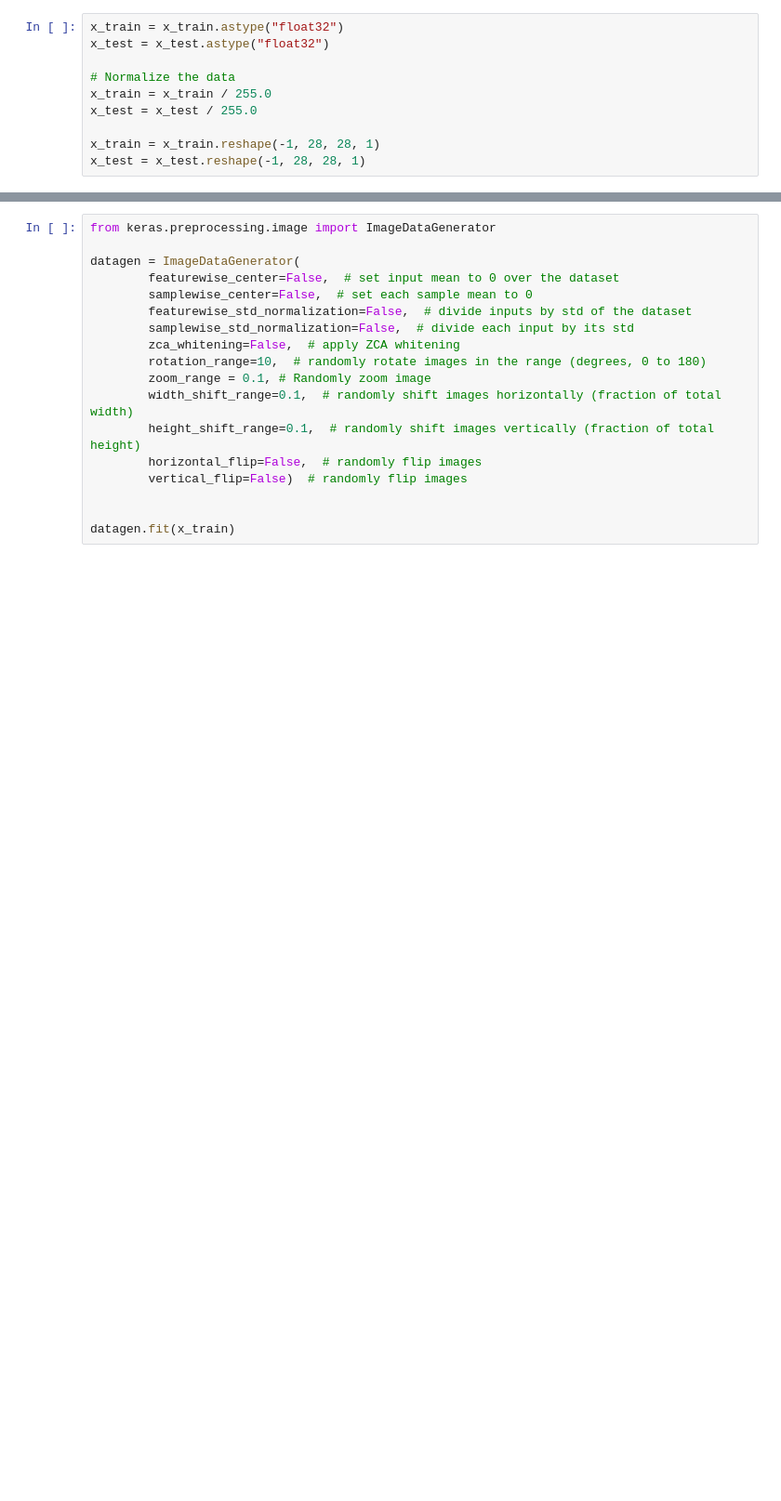
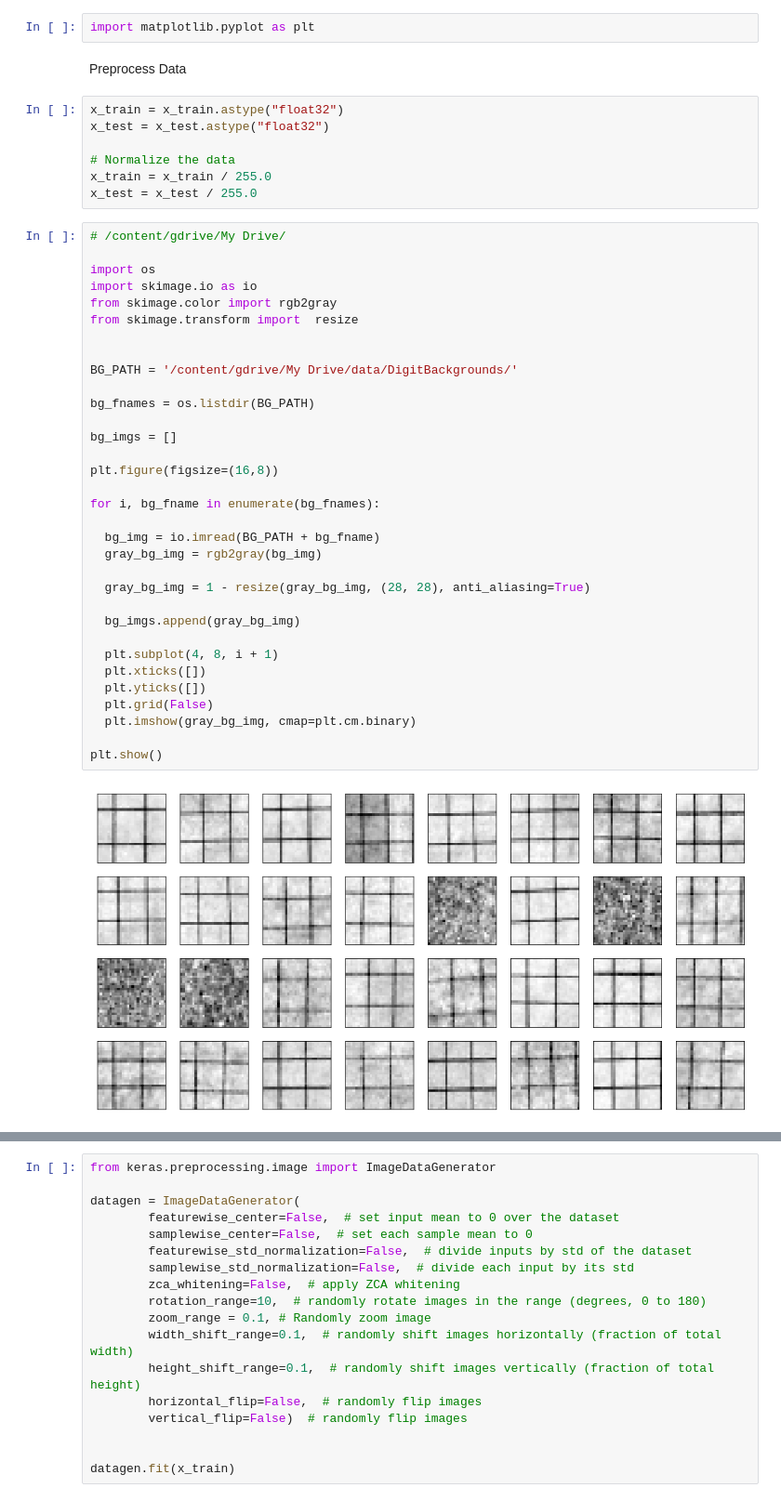
Before and after one commit to yaxlie/PIRO_OCR, a Jupyter notebook: digit_recognition.ipynb, the cells around one changed output, grey strips where cells are left out. Shown at 93% size. Cells and saved outputs as stored; diff of their text form; blank space fills up the shorter version.

```diff
--- a/digit_recognition.ipynb
+++ b/digit_recognition.ipynb
@@ -6,3 +21,7 @@ from keras.datasets import mnist
+# %%
+import matplotlib.pyplot as plt
+# %% [markdown]
+Preprocess Data
 # %%
 x_train = x_train.astype("float32")
 x_test = x_test.astype("float32")
@@ -10,6 +29,38 @@ x_test = x_test.astype("float32")
 # Normalize the data
 x_train = x_train / 255.0
 x_test = x_test / 255.0
-
-x_train = x_train.reshape(-1, 28, 28, 1)
-x_test = x_test.reshape(-1, 28, 28, 1)
+# %%
+# /content/gdrive/My Drive/
+
+import os
+import skimage.io as io
+from skimage.color import rgb2gray
+from skimage.transform import  resize
+
+
+BG_PATH = '/content/gdrive/My Drive/data/DigitBackgrounds/'
+
+bg_fnames = os.listdir(BG_PATH)
+
+bg_imgs = []
+
+plt.figure(figsize=(16,8))
+
+for i, bg_fname in enumerate(bg_fnames):
+
+  bg_img = io.imread(BG_PATH + bg_fname)
+  gray_bg_img = rgb2gray(bg_img)
+
+  gray_bg_img = 1 - resize(gray_bg_img, (28, 28), anti_aliasing=True)
+
+  bg_imgs.append(gray_bg_img)
+
+  plt.subplot(4, 8, i + 1)
+  plt.xticks([])
+  plt.yticks([])
+  plt.grid(False)
+  plt.imshow(gray_bg_img, cmap=plt.cm.binary)
+
+plt.show()
+# %% [output]
+[figure, added]
```
Also changed, not shown: parts of 16 cells of this notebook, 37 other files.
